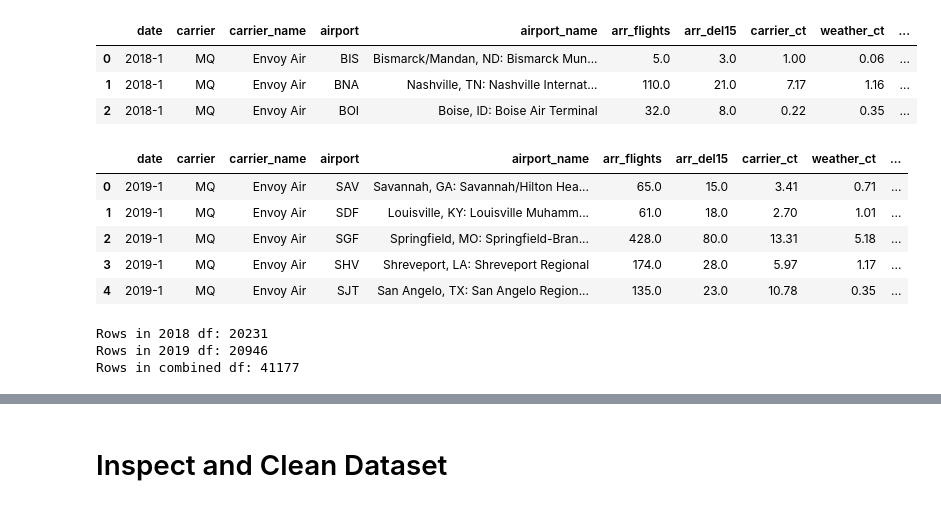
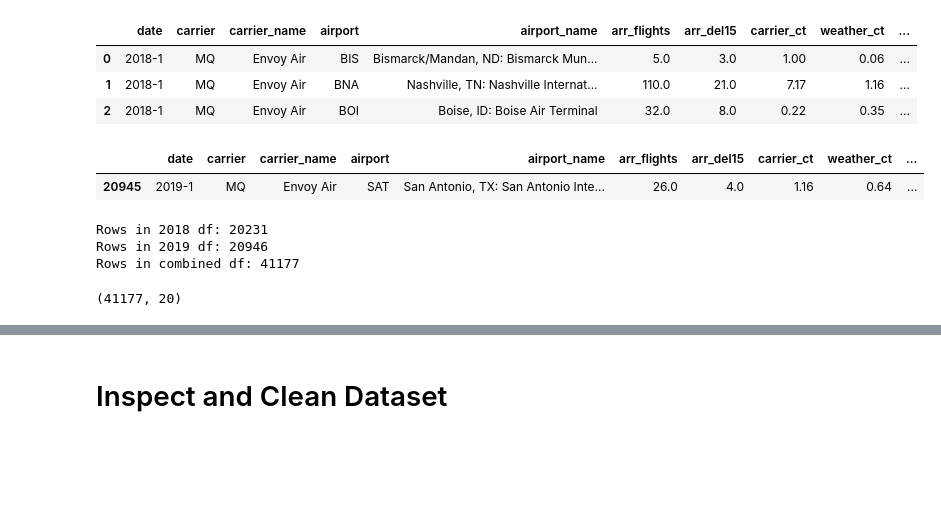
Before and after one commit to Davis-Data-Science-Club/Pandas-Tutorial, a Jupyter notebook: airline_delays_analysis.ipynb, the cells around one changed output, grey strips where cells are left out. Cells and saved outputs as stored; diff of their text form; code cells hidden in the pictures; blank space fills up the shorter version.

```diff
--- a/airline_delays_analysis.ipynb
+++ b/airline_delays_analysis.ipynb
@@ -34,15 +57,12 @@ df_2018.head(n=3)
 | 0 | 2018-1 | MQ | Envoy Air | BIS | Bismarck/Mandan, ND: Bismarck Mun... | 5.0 | 3.0 | 1.00 | 0.06 | ... |
 | 1 | 2018-1 | MQ | Envoy Air | BNA | Nashville, TN: Nashville Internat... | 110.0 | 21.0 | 7.17 | 1.16 | ... |
 | 2 | 2018-1 | MQ | Envoy Air | BOI | Boise, ID: Boise Air Terminal | 32.0 | 8.0 | 0.22 | 0.35 | ... |
-# %%
-df_2019.head()
-# %% [output]
-|  | date | carrier | carrier_name | airport | airport_name | arr_flights | arr_del15 | carrier_ct | weather_ct | ... |
-| 0 | 2019-1 | MQ | Envoy Air | SAV | Savannah, GA: Savannah/Hilton Hea... | 65.0 | 15.0 | 3.41 | 0.71 | ... |
-| 1 | 2019-1 | MQ | Envoy Air | SDF | Louisville, KY: Louisville Muhamm... | 61.0 | 18.0 | 2.70 | 1.01 | ... |
-| 2 | 2019-1 | MQ | Envoy Air | SGF | Springfield, MO: Springfield-Bran... | 428.0 | 80.0 | 13.31 | 5.18 | ... |
-| 3 | 2019-1 | MQ | Envoy Air | SHV | Shreveport, LA: Shreveport Regional | 174.0 | 28.0 | 5.97 | 1.17 | ... |
-| 4 | 2019-1 | MQ | Envoy Air | SJT | San Angelo, TX: San Angelo Region... | 135.0 | 23.0 | 10.78 | 0.35 | ... |
+# %%
+# Inspect the last row of the dataframe. Default is 5
+df_2019.tail(n=1)
+# %% [output]
+|  | date | carrier | carrier_name | airport | airport_name | arr_flights | arr_del15 | carrier_ct | weather_ct | ... |
+| 20945 | 2019-1 | MQ | Envoy Air | SAT | San Antonio, TX: San Antonio Inte... | 26.0 | 4.0 | 1.16 | 0.64 | ... |
 # %%
 # Combine the 2 dataframes. First parameter is a list of the dataframes, second parameter is to
 # ignore existing indexes
@@ -51,7 +71,11 @@ df = pd.concat([df_2018, df_2019], ignore_index=True)
 print("Rows in 2018 df:", str(len(df_2018)))
 print("Rows in 2019 df:", str(len(df_2019)))
 print("Rows in combined df:", str(len(df)))
+
+#Alternative method to print # of rows and columns:
+df.shape
 # %% [output]
 Rows in 2018 df: 20231
 Rows in 2019 df: 20946
 Rows in combined df: 41177
+(41177, 20)
```
Also changed, not shown: parts of 20 cells of this notebook, 2 other files.
